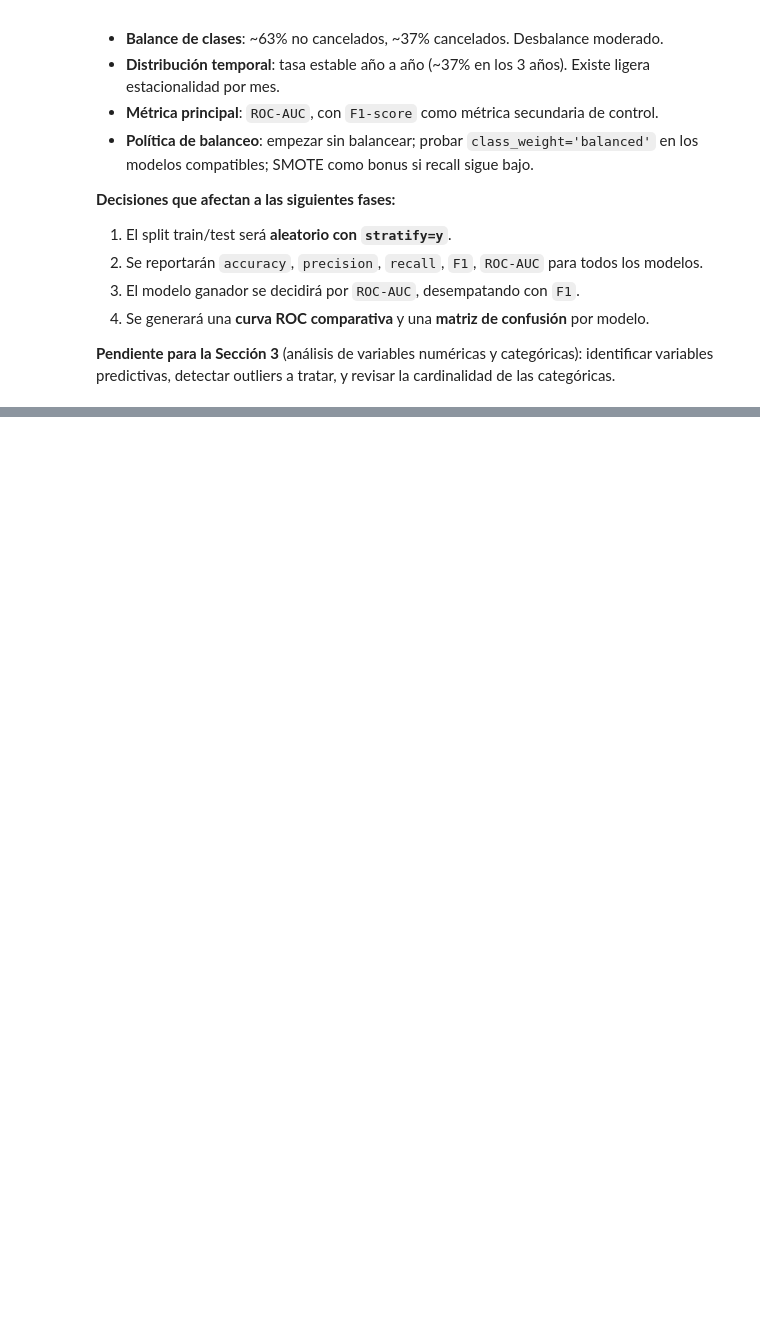
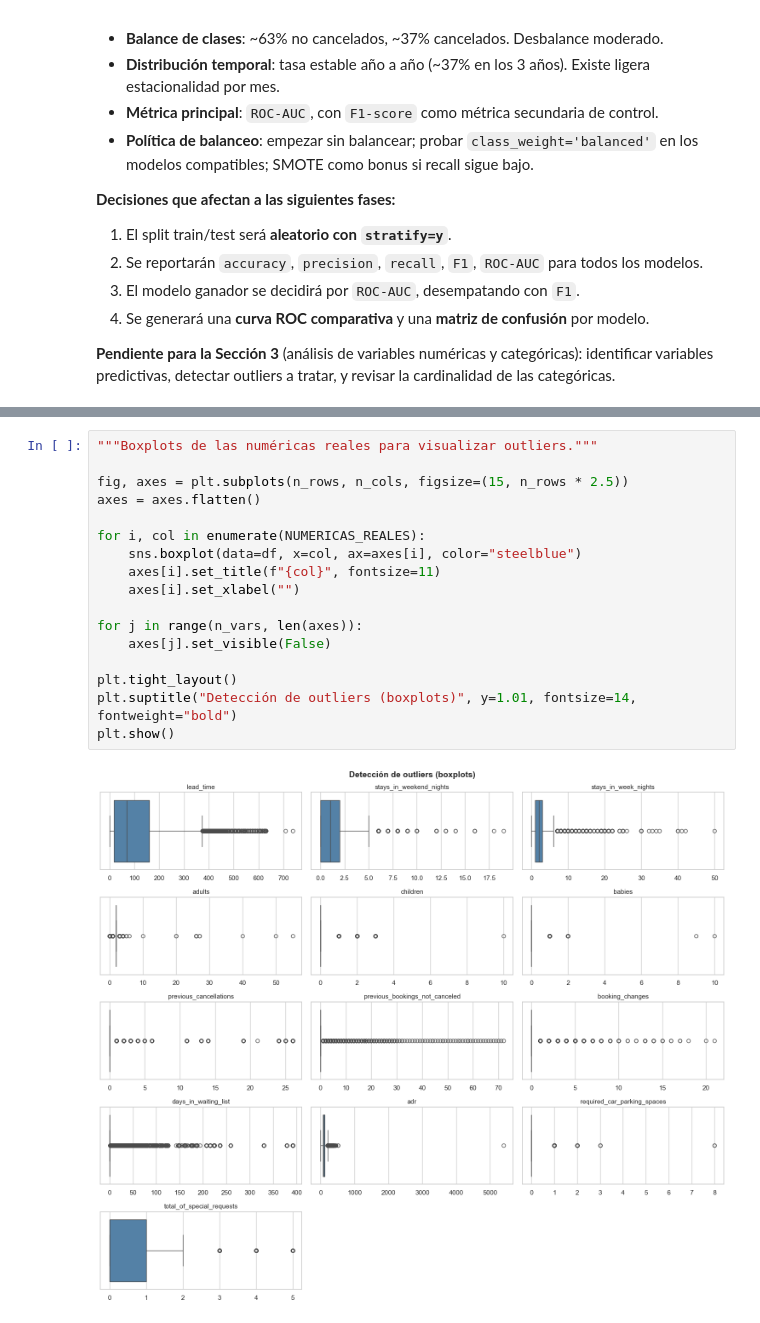
Before and after one commit to jumarfradev/practica-final-ml, a Jupyter notebook: notebooks/exploracion/01_eda_inicial.ipynb, the cells around one changed output, grey strips where cells are left out. Cells and saved outputs as stored; diff of their text form; blank space fills up the shorter version.

```diff
--- a/notebooks/exploracion/01_eda_inicial.ipynb
+++ b/notebooks/exploracion/01_eda_inicial.ipynb
@@ -728,0 +871,19 @@ de las categóricas.
+# %%
+"""Boxplots de las numéricas reales para visualizar outliers."""
+
+fig, axes = plt.subplots(n_rows, n_cols, figsize=(15, n_rows * 2.5))
+axes = axes.flatten()
+
+for i, col in enumerate(NUMERICAS_REALES):
+    sns.boxplot(data=df, x=col, ax=axes[i], color="steelblue")
+    axes[i].set_title(f"{col}", fontsize=11)
+    axes[i].set_xlabel("")
+
+for j in range(n_vars, len(axes)):
+    axes[j].set_visible(False)
+
+plt.tight_layout()
+plt.suptitle("Detección de outliers (boxplots)", y=1.01, fontsize=14, fontweight="bold")
+plt.show()
+# %% [output]
+[figure, added]
```
Also changed, not shown: parts of 21 cells of this notebook.
